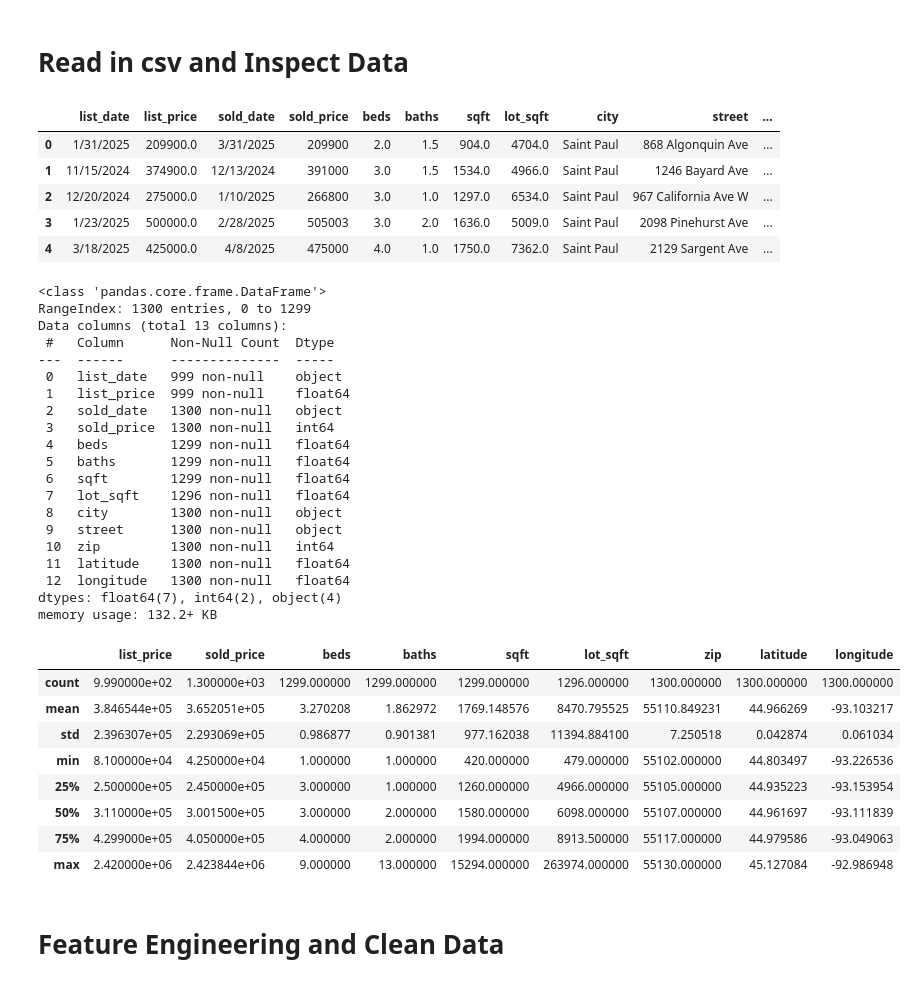
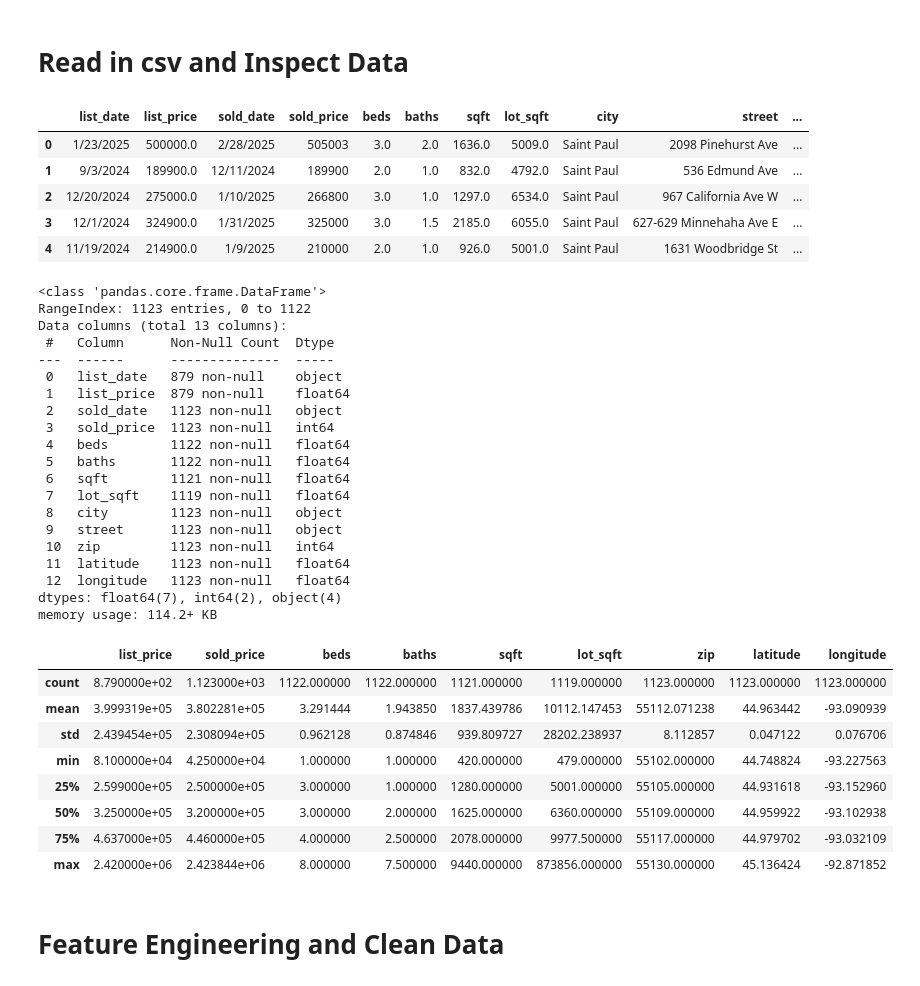
Before and after one commit to nasorensen/Project_4, a Jupyter notebook: Model_Selection/Model_Selection.ipynb, the cells around one changed output. Saved outputs shown, nothing was run; the diff lists cells and outputs as text; code cells hidden in the pictures.

Commit message:
"Added new path file to Model_Selection.ipynb and Price_Sold_Regression.ipynb."

```diff
--- a/Model_Selection/Model_Selection.ipynb
+++ b/Model_Selection/Model_Selection.ipynb
@@ -32,15 +32,15 @@ warnings.filterwarnings('ignore')
 # Read in csv and Inspect Data
 # %%
 # Load the dataset
-df = pd.read_csv("../Resources/st_paul_sold_properties.csv")
+df = pd.read_csv("../Resources/cleaned_st_paul_properties.csv")
 df.head()
 # %% [output]
 |  | list_date | list_price | sold_date | sold_price | beds | baths | sqft | lot_sqft | city | street | ... |
-| 0 | 1/31/2025 | 209900.0 | 3/31/2025 | 209900 | 2.0 | 1.5 | 904.0 | 4704.0 | Saint Paul | 868 Algonquin Ave | ... |
-| 1 | 11/15/2024 | 374900.0 | 12/13/2024 | 391000 | 3.0 | 1.5 | 1534.0 | 4966.0 | Saint Paul | 1246 Bayard Ave | ... |
+| 0 | 1/23/2025 | 500000.0 | 2/28/2025 | 505003 | 3.0 | 2.0 | 1636.0 | 5009.0 | Saint Paul | 2098 Pinehurst Ave | ... |
+| 1 | 9/3/2024 | 189900.0 | 12/11/2024 | 189900 | 2.0 | 1.0 | 832.0 | 4792.0 | Saint Paul | 536 Edmund Ave | ... |
 | 2 | 12/20/2024 | 275000.0 | 1/10/2025 | 266800 | 3.0 | 1.0 | 1297.0 | 6534.0 | Saint Paul | 967 California Ave W | ... |
-| 3 | 1/23/2025 | 500000.0 | 2/28/2025 | 505003 | 3.0 | 2.0 | 1636.0 | 5009.0 | Saint Paul | 2098 Pinehurst Ave | ... |
-| 4 | 3/18/2025 | 425000.0 | 4/8/2025 | 475000 | 4.0 | 1.0 | 1750.0 | 7362.0 | Saint Paul | 2129 Sargent Ave | ... |
+| 3 | 12/1/2024 | 324900.0 | 1/31/2025 | 325000 | 3.0 | 1.5 | 2185.0 | 6055.0 | Saint Paul | 627-629 Minnehaha Ave E | ... |
+| 4 | 11/19/2024 | 214900.0 | 1/9/2025 | 210000 | 2.0 | 1.0 | 926.0 | 5001.0 | Saint Paul | 1631 Woodbridge St | ... |
 # %%
 # Summary of Columns
 df.info()
@@ -52,34 +52,34 @@ df.isnull().sum()
 df.describe()
 # %% [output]
 <class 'pandas.core.frame.DataFrame'>
-RangeIndex: 1300 entries, 0 to 1299
+RangeIndex: 1123 entries, 0 to 1122
 Data columns (total 13 columns):
  #   Column      Non-Null Count  Dtype
 ---  ------      --------------  -----
- 0   list_date   999 non-null    object
- 1   list_price  999 non-null    float64
- 2   sold_date   1300 non-null   object
- 3   sold_price  1300 non-null   int64
- 4   beds        1299 non-null   float64
- 5   baths       1299 non-null   float64
- 6   sqft        1299 non-null   float64
- 7   lot_sqft    1296 non-null   float64
- 8   city        1300 non-null   object
- 9   street      1300 non-null   object
- 10  zip         1300 non-null   int64
- 11  latitude    1300 non-null   float64
- 12  longitude   1300 non-null   float64
+ 0   list_date   879 non-null    object
+ 1   list_price  879 non-null    float64
+ 2   sold_date   1123 non-null   object
+ 3   sold_price  1123 non-null   int64
+ 4   beds        1122 non-null   float64
+ 5   baths       1122 non-null   float64
+ 6   sqft        1121 non-null   float64
+ 7   lot_sqft    1119 non-null   float64
+ 8   city        1123 non-null   object
+ 9   street      1123 non-null   object
+ 10  zip         1123 non-null   int64
+ 11  latitude    1123 non-null   float64
+ 12  longitude   1123 non-null   float64
 dtypes: float64(7), int64(2), object(4)
-memory usage: 132.2+ KB
+memory usage: 114.2+ KB
 |  | list_price | sold_price | beds | baths | sqft | lot_sqft | zip | latitude | longitude |
-| count | 9.990000e+02 | 1.300000e+03 | 1299.000000 | 1299.000000 | 1299.000000 | 1296.000000 | 1300.000000 | 1300.000000 | 1300.000000 |
-| mean | 3.846544e+05 | 3.652051e+05 | 3.270208 | 1.862972 | 1769.148576 | 8470.795525 | 55110.849231 | 44.966269 | -93.103217 |
-| std | 2.396307e+05 | 2.293069e+05 | 0.986877 | 0.901381 | 977.162038 | 11394.884100 | 7.250518 | 0.042874 | 0.061034 |
-| min | 8.100000e+04 | 4.250000e+04 | 1.000000 | 1.000000 | 420.000000 | 479.000000 | 55102.000000 | 44.803497 | -93.226536 |
-| 25% | 2.500000e+05 | 2.450000e+05 | 3.000000 | 1.000000 | 1260.000000 | 4966.000000 | 55105.000000 | 44.935223 | -93.153954 |
-| 50% | 3.110000e+05 | 3.001500e+05 | 3.000000 | 2.000000 | 1580.000000 | 6098.000000 | 55107.000000 | 44.961697 | -93.111839 |
-| 75% | 4.299000e+05 | 4.050000e+05 | 4.000000 | 2.000000 | 1994.000000 | 8913.500000 | 55117.000000 | 44.979586 | -93.049063 |
-| max | 2.420000e+06 | 2.423844e+06 | 9.000000 | 13.000000 | 15294.000000 | 263974.000000 | 55130.000000 | 45.127084 | -92.986948 |
+| count | 8.790000e+02 | 1.123000e+03 | 1122.000000 | 1122.000000 | 1121.000000 | 1119.000000 | 1123.000000 | 1123.000000 | 1123.000000 |
+| mean | 3.999319e+05 | 3.802281e+05 | 3.291444 | 1.943850 | 1837.439786 | 10112.147453 | 55112.071238 | 44.963442 | -93.090939 |
+| std | 2.439454e+05 | 2.308094e+05 | 0.962128 | 0.874846 | 939.809727 | 28202.238937 | 8.112857 | 0.047122 | 0.076706 |
+| min | 8.100000e+04 | 4.250000e+04 | 1.000000 | 1.000000 | 420.000000 | 479.000000 | 55102.000000 | 44.748824 | -93.227563 |
+| 25% | 2.599000e+05 | 2.500000e+05 | 3.000000 | 1.000000 | 1280.000000 | 5001.000000 | 55105.000000 | 44.931618 | -93.152960 |
+| 50% | 3.250000e+05 | 3.200000e+05 | 3.000000 | 2.000000 | 1625.000000 | 6360.000000 | 55109.000000 | 44.959922 | -93.102938 |
+| 75% | 4.637000e+05 | 4.460000e+05 | 4.000000 | 2.500000 | 2078.000000 | 9977.500000 | 55117.000000 | 44.979702 | -93.032109 |
+| max | 2.420000e+06 | 2.423844e+06 | 8.000000 | 7.500000 | 9440.000000 | 873856.000000 | 55130.000000 | 45.136424 | -92.871852 |
 # %% [markdown]
 # Feature Engineering and Clean Data
 # %%
```
Also changed, not shown: parts of 2 cells of this notebook, 2 other files.
